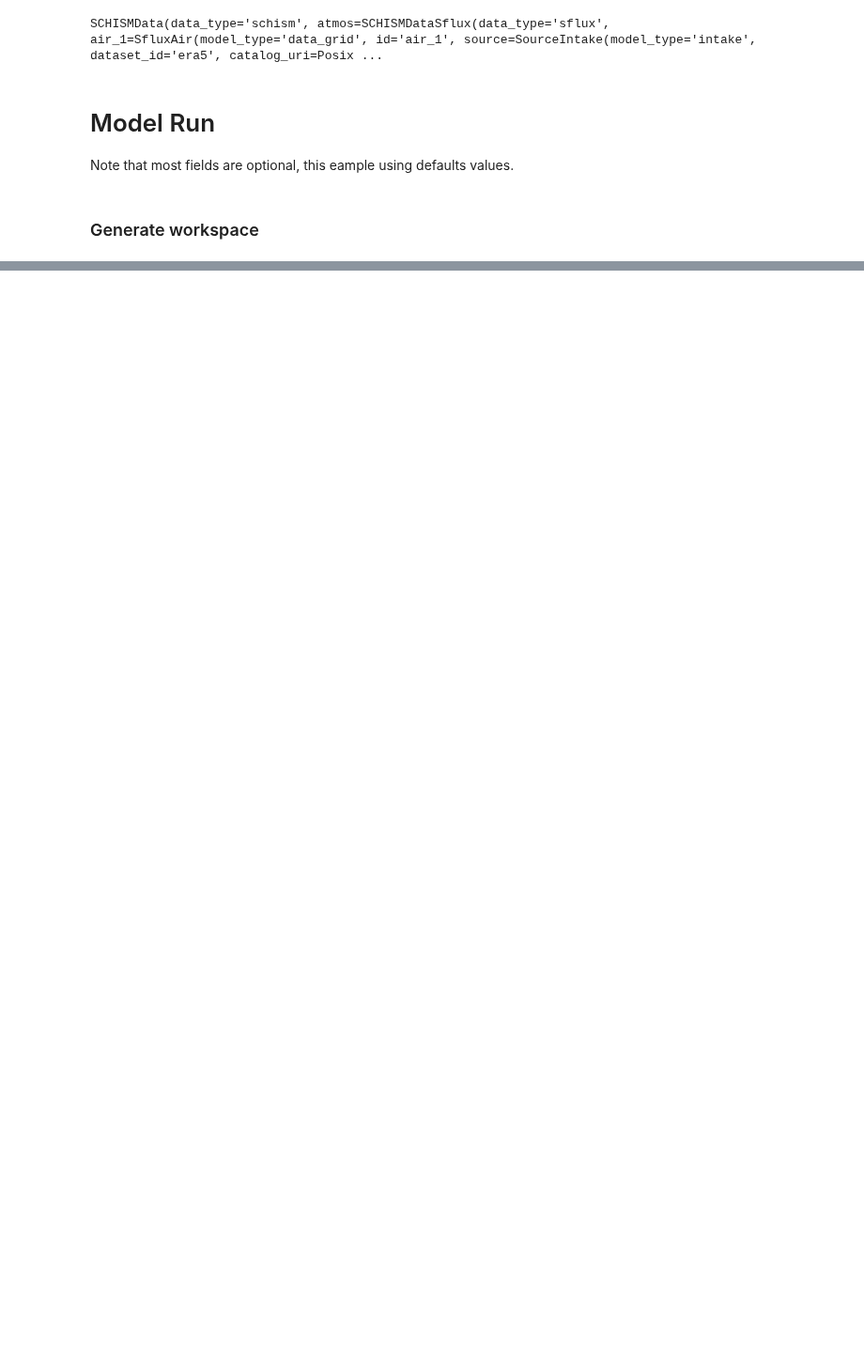
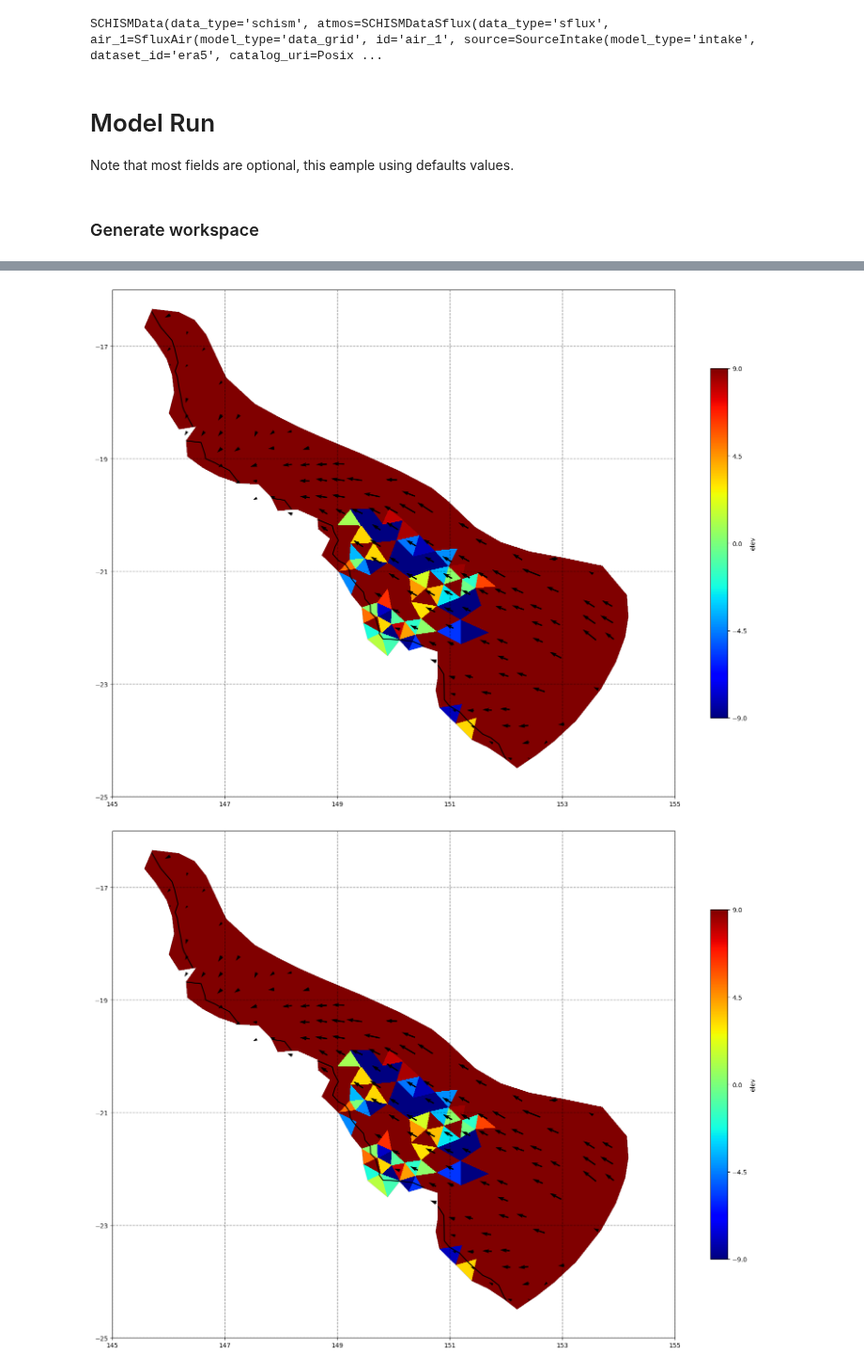
Before and after one commit to rom-py/rompy-schism, a Jupyter notebook: notebooks/schism/schism_procedural.ipynb, the cells around one changed output, grey strips where cells are left out. Shown at 94% size. Drawn from its saved outputs; the diff is of its cells as text; code cells hidden in the pictures; blank space fills up the shorter version.

```diff
--- a/notebooks/schism/schism_procedural.ipynb
+++ b/notebooks/schism/schism_procedural.ipynb
@@ -412,0 +660,7 @@ INFO:rompy.model:-----------------------------------------------------
+# %%
+#load schism files
+schfile=('schism_procedural/test_schism/outputs/schout_1.nc')
+schout,meshtri=schism_load(schfile)
+lons = schout.SCHISM_hgrid_node_y.values
+lats = schout.SCHISM_hgrid_node_x.values
+schout
@@ -412,0 +685,20 @@ INFO:rompy.model:-----------------------------------------------------
+# %%
+
+# plot gridded fields - elevation
+for ix, time in enumerate(schout.time[5:8].values):
+
+    #fig = plt.figure(facecolor='w', figsize=(5,4))
+    ax = fig.add_subplot(111)
+    ax.annotate(pd.to_datetime(time).strftime('%d-%b-%Y %H:00'), fontsize=14,
+                   xy=(lons.min()+0.0005,lats.max()-0.0002), xycoords='data')
+    cax=schism_plot(schout, meshtri,'elev', bbox=[145,-25,155,-16], project=True, plotmesh=True, mask=False,
+              vectors=True, varscale=(-9,9),contours=[0])
+    ax.tick_params( axis = 'both', which ='major', labelsize = 24)
+
+    fig.subplots_adjust(left=0.05, bottom=0.07, right=0.96, top=0.93)
+    #figname = '/path_to_your_dir/elev_%02d.png'%ix
+    plt.show()
+    plt.close()
+# %% [output]
+[figure, added]
+[figure, added]
```
Also changed, not shown: parts of 28 cells of this notebook.
